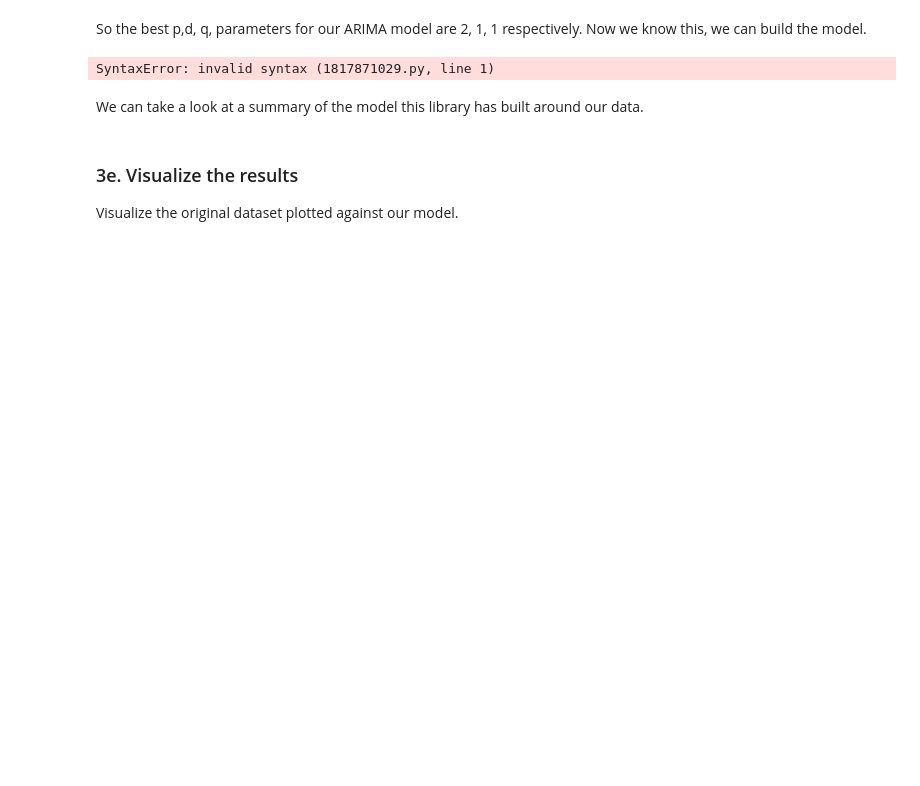
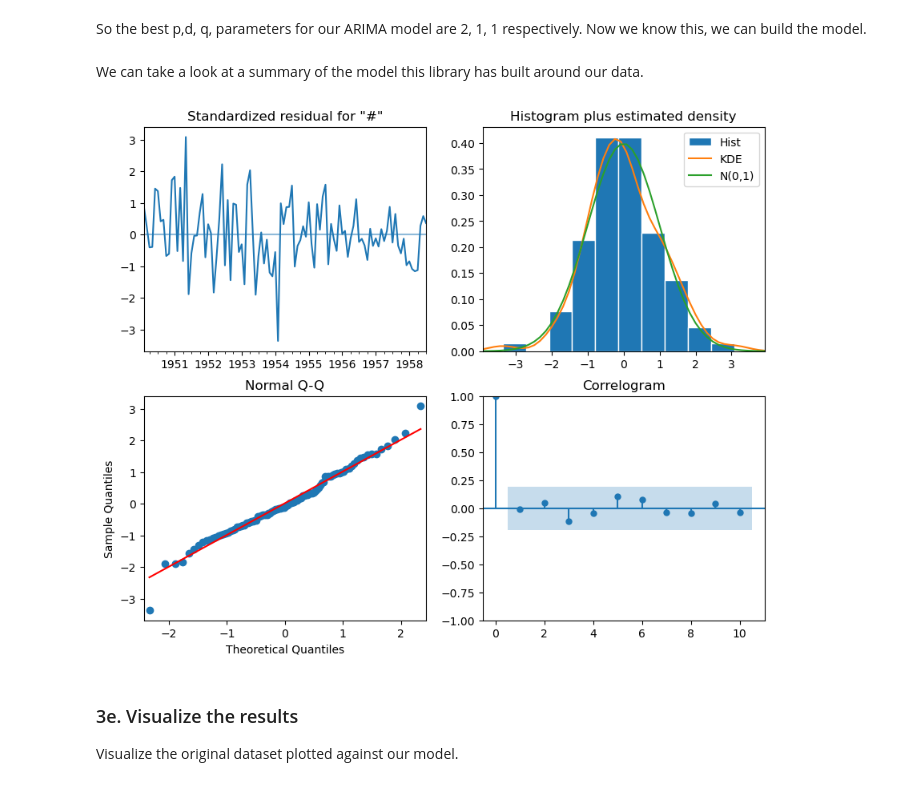
Before and after one commit to hao-udoin/Springboard-data-science, a Jupyter notebook: 20.1 Time Series/Cowboy Cigarettes Case Study - Tier 3.ipynb, the cells around one changed output. Cells and saved outputs as stored; diff of their text form; code cells hidden in the pictures; blank space fills up the shorter version.

```diff
--- a/20.1 Time Series/Cowboy Cigarettes Case Study - Tier 3.ipynb
+++ b/20.1 Time Series/Cowboy Cigarettes Case Study - Tier 3.ipynb
@@ -487,0 +478,3 @@ arimaGS(data, orders, s_orders)
+# %%
+train_size = int(len(log_y) * 0.8)
+train, test = log_y[0:train_size], log_y[train_size:len(log_y)]
@@ -488,8 +515,7 @@ arimaGS(data, orders, s_orders)
 # %% [markdown]
 So the best p,d, q, parameters for our ARIMA model are 2, 1, 1 respectively. Now we know this, we can build the model.
-# %%
-_ _ _
-# %% [output]
-SyntaxError: invalid syntax (1817871029.py, line 1)
+# %%
+SARIMA_model = SARIMAX(train, order=(2,1,1), seasonal_order=(2,1,1,12), simple_differencing=False)
+SARIMA_model_fit = SARIMA_model.fit(disp=False)
 # %% [markdown]
 We can take a look at a summary of the model this library has built around our data.
@@ -498,3 +522,8 @@ _ _ _
+# %%
+SARIMA_model_fit.plot_diagnostics(figsize=(10,8))
+plt.show()
+# %% [output]
+[figure, added]
 # %% [markdown]
 ### 3e. Visualize the results
 
```
Also changed, not shown: parts of 12 cells of this notebook, 1 other file.
